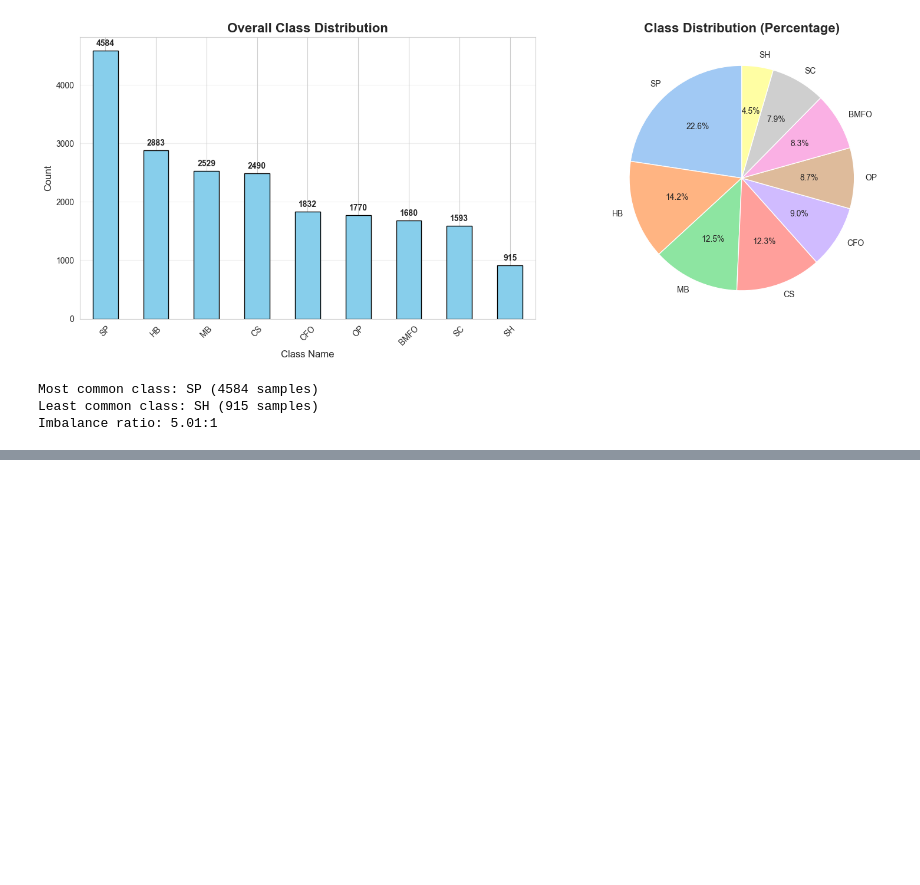
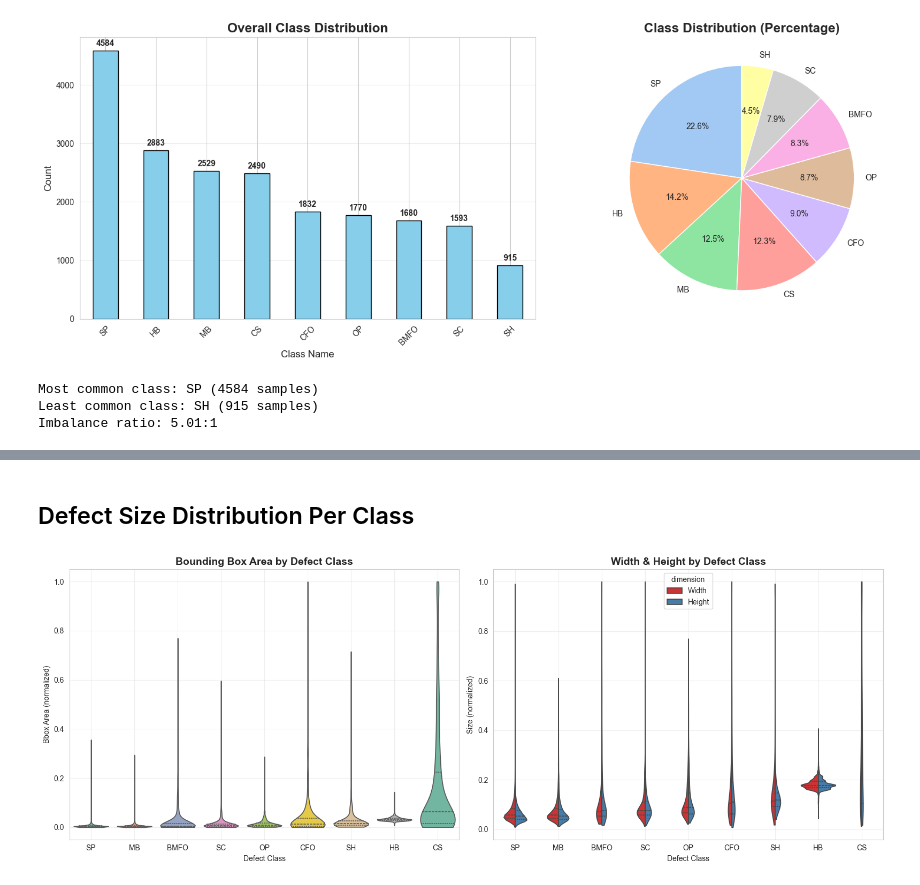
Before and after one commit to MalipieroMattia/ADVCV_final_project, a Jupyter notebook: EDA/EDA_pcb.ipynb, the cells around one changed output, grey strips where cells are left out. Saved outputs shown, nothing was run; the diff lists cells and outputs as text; code cells hidden in the pictures; blank space fills up the shorter version.

```diff
--- a/EDA/EDA_pcb.ipynb
+++ b/EDA/EDA_pcb.ipynb
@@ -399,0 +413,30 @@ SAMPLE IMAGES WITH ANNOTATIONS
+# %% [markdown]
+## Defect Size Distribution Per Class
+# %%
+# Defect size (area) per class
+fig, axes = plt.subplots(1, 2, figsize=(16, 6))
+
+# Violin plot of bbox area per class
+order = all_annotations.groupby('class_name')['bbox_area'].median().sort_values().index
+sns.violinplot(data=all_annotations, x='class_name', y='bbox_area', order=order,
+               ax=axes[0], palette='Set2', cut=0, inner='quartile')
+axes[0].set_title('Bounding Box Area by Defect Class', fontsize=14, fontweight='bold')
+axes[0].set_xlabel('Defect Class')
+axes[0].set_ylabel('Bbox Area (normalized)')
+axes[0].grid(alpha=0.3)
+
+# Violin plot for width and height combined
+melted = all_annotations.melt(id_vars=['class_name'], value_vars=['bbox_width', 'bbox_height'],
+                              var_name='dimension', value_name='size')
+melted['dimension'] = melted['dimension'].map({'bbox_width': 'Width', 'bbox_height': 'Height'})
+sns.violinplot(data=melted, x='class_name', y='size', hue='dimension', order=order,
+               ax=axes[1], palette='Set1', cut=0, inner='quartile', split=True)
+axes[1].set_title('Width & Height by Defect Class', fontsize=14, fontweight='bold')
+axes[1].set_xlabel('Defect Class')
+axes[1].set_ylabel('Size (normalized)')
+axes[1].grid(alpha=0.3)
+
+plt.tight_layout()
+plt.show()
+# %% [output]
+[figure, added]
```
Also changed, not shown: parts of 30 cells of this notebook, 18 other files.
